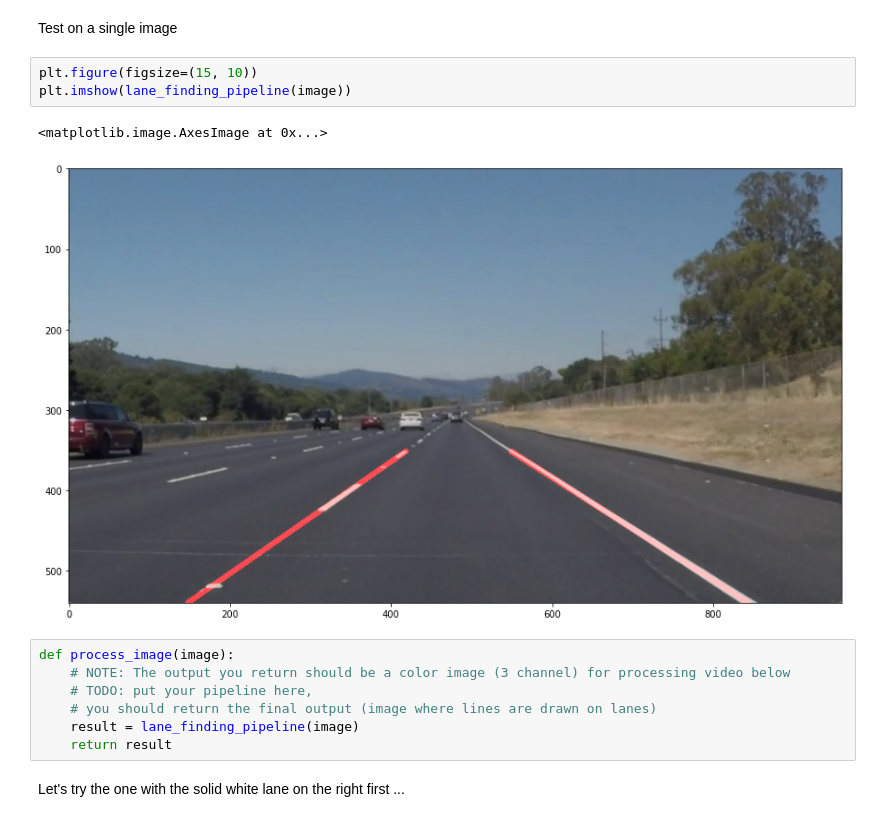
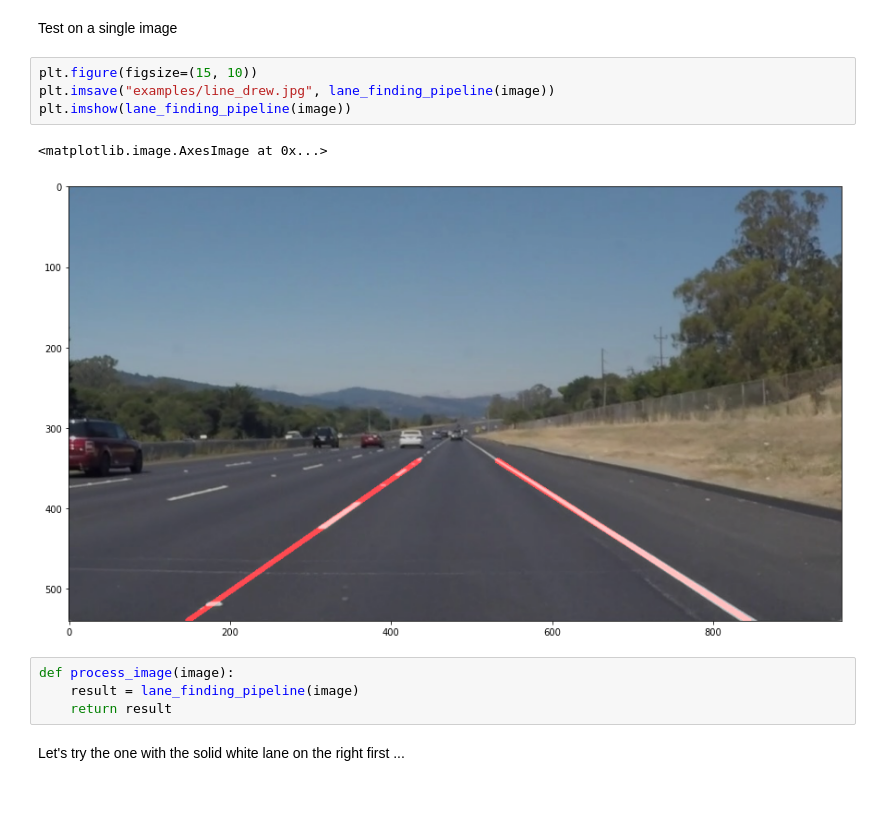
Before and after one commit to chen-bowen/Self_Driving_Car, a Jupyter notebook: 1. Finding_Lanes/Finding_Lanes.ipynb, the cells around one changed output. Saved outputs shown, nothing was run; the diff lists cells and outputs as text.

```diff
--- a/1. Finding_Lanes/Finding_Lanes.ipynb
+++ b/1. Finding_Lanes/Finding_Lanes.ipynb
@@ -516,17 +428,15 @@ def lane_finding_pipeline(image):
 Test on a single image
 # %%
 plt.figure(figsize=(15, 10))
+plt.imsave("examples/line_drew.jpg", lane_finding_pipeline(image))
 plt.imshow(lane_finding_pipeline(image))
 # %% [output]
 <matplotlib.image.AxesImage at 0x...>
-[figure, old version]
+[figure, new version]
-# %%
-def process_image(image):
-    # NOTE: The output you return should be a color image (3 channel) for processing video below
-    # TODO: put your pipeline here,
-    # you should return the final output (image where lines are drawn on lanes)
-    result = lane_finding_pipeline(image)
-    return result
+# %%
+def process_image(image):
+    result = lane_finding_pipeline(image)
+    return result
 # %% [markdown]
 Let's try the one with the solid white lane on the right first ...
 # %%
```
Also changed, not shown: parts of 8 cells of this notebook, 6 other files.
